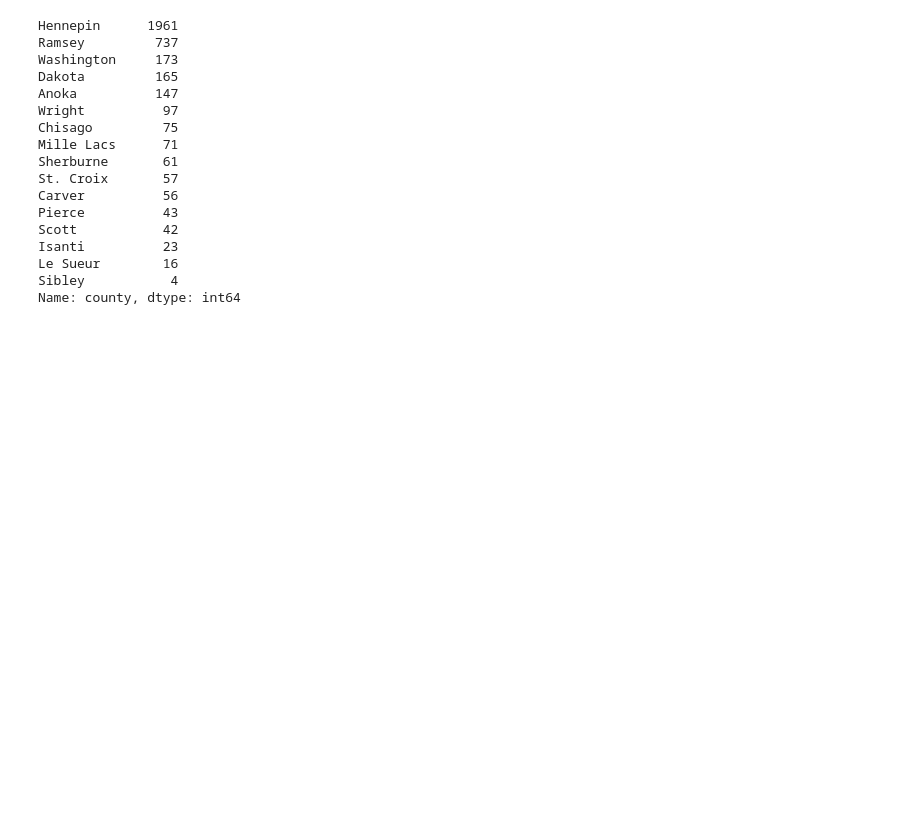
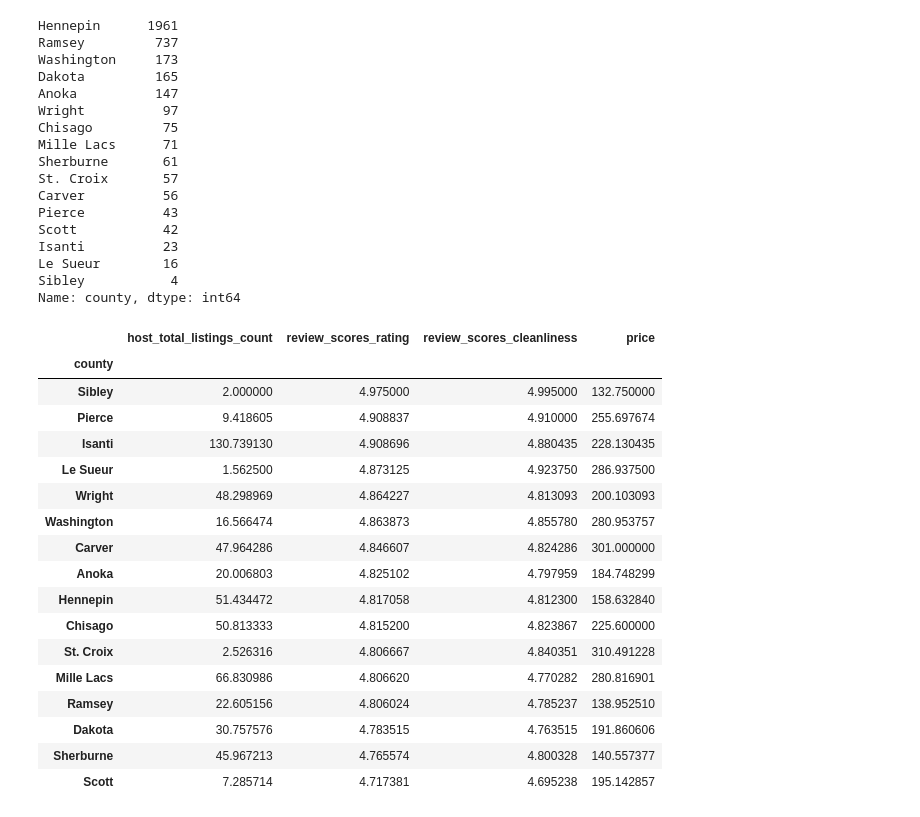
Before and after one commit to djthapa22/Project_3_G5, a Jupyter notebook: Project 3 Analysis.ipynb, the cells around one changed output. Saved outputs shown, nothing was run; the diff lists cells and outputs as text; code cells hidden in the pictures; blank space fills up the shorter version.

```diff
--- a/Project 3 Analysis.ipynb
+++ b/Project 3 Analysis.ipynb
@@ -210,3 +210,28 @@ Isanti          23
 Le Sueur        16
 Sibley           4
 Name: county, dtype: int64
+# %%
+# Creating the county groupby
+test= newDF.groupby(by='county')[['host_total_listings_count','review_scores_rating','review_scores_cleanliness','price']].mean()
+# %%
+# Findig the least price and highest score county
+test.sort_values(by= ["review_scores_rating","price"], ascending=(False,True))
+# %% [output]
+|  | host_total_listings_count | review_scores_rating | review_scores_cleanliness | price |
+| county |  |  |  |  |
+| Sibley | 2.000000 | 4.975000 | 4.995000 | 132.750000 |
+| Pierce | 9.418605 | 4.908837 | 4.910000 | 255.697674 |
+| Isanti | 130.739130 | 4.908696 | 4.880435 | 228.130435 |
+| Le Sueur | 1.562500 | 4.873125 | 4.923750 | 286.937500 |
+| Wright | 48.298969 | 4.864227 | 4.813093 | 200.103093 |
+| Washington | 16.566474 | 4.863873 | 4.855780 | 280.953757 |
+| Carver | 47.964286 | 4.846607 | 4.824286 | 301.000000 |
+| Anoka | 20.006803 | 4.825102 | 4.797959 | 184.748299 |
+| Hennepin | 51.434472 | 4.817058 | 4.812300 | 158.632840 |
+| Chisago | 50.813333 | 4.815200 | 4.823867 | 225.600000 |
+| St. Croix | 2.526316 | 4.806667 | 4.840351 | 310.491228 |
+| Mille Lacs | 66.830986 | 4.806620 | 4.770282 | 280.816901 |
+| Ramsey | 22.605156 | 4.806024 | 4.785237 | 138.952510 |
+| Dakota | 30.757576 | 4.783515 | 4.763515 | 191.860606 |
+| Sherburne | 45.967213 | 4.765574 | 4.800328 | 140.557377 |
+| Scott | 7.285714 | 4.717381 | 4.695238 | 195.142857 |
```
Also changed, not shown: parts of 4 cells of this notebook, 9 other files.
